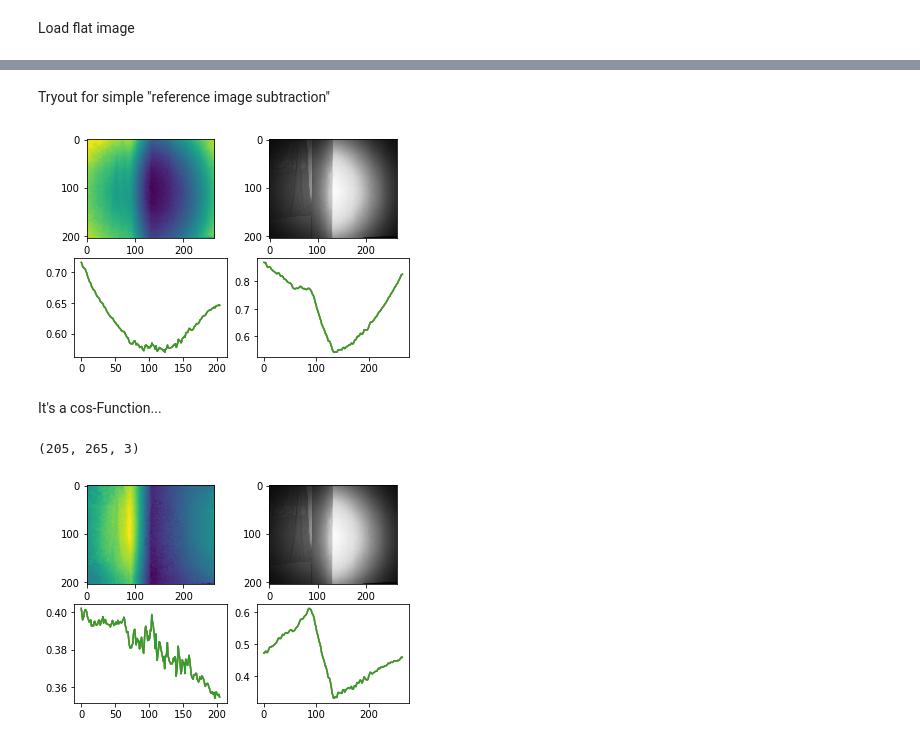
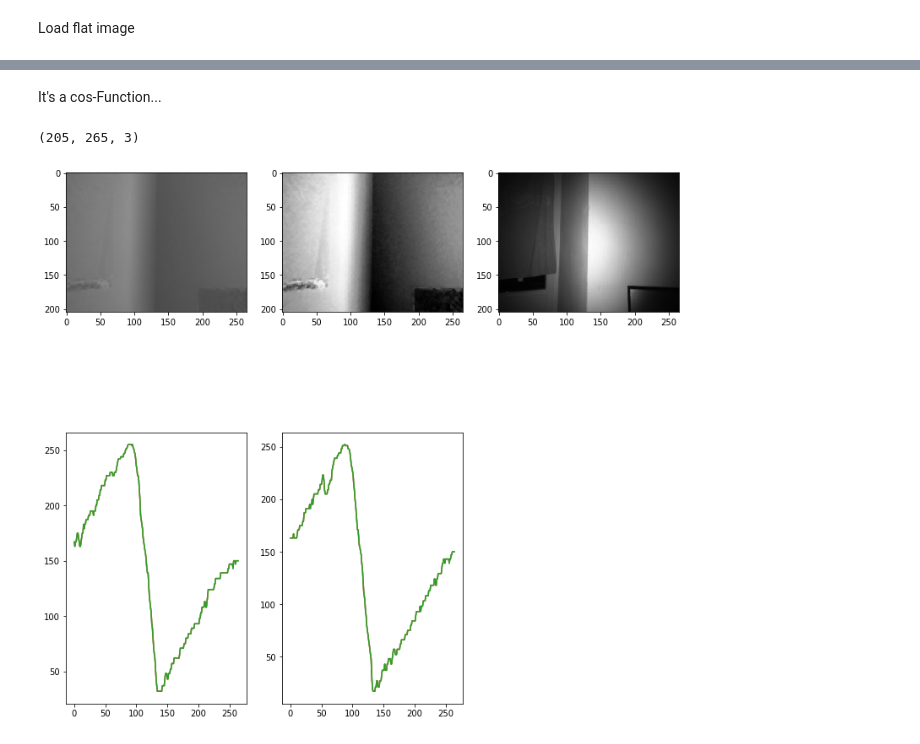
Before and after one commit to wegmanma/MT_Augmented_Reality_Platform, a Jupyter notebook: 02_Source/python/flat_surface_detect.ipynb, the cells around one changed output, grey strips where cells are left out. Drawn from its saved outputs; the diff is of its cells as text; code cells hidden in the pictures.

Commit message:
Better FlatRoof images

```diff
--- a/02_Source/python/flat_surface_detect.ipynb
+++ b/02_Source/python/flat_surface_detect.ipynb
@@ -152,50 +239,44 @@ plt.show()
-# %% [markdown]
-Tryout for simple "reference image subtraction"
-# %%
-ampl_1 = load_n_undistort("../data/ToFData/ampl_test_diffusor_4.txt")
-radial_1 = load_n_undistort("../data/ToFData/radial_test_diffusor_4.txt")
-
-res = sub_images_2D(radial_1,radial)
-
-plt.subplot(221)
-plt.imshow(res[:,:,0], interpolation='nearest')
-plt.subplot(222)
-plt.imshow(ampl_1, interpolation='nearest')
-plt.subplot(223)
-plt.plot(res[:,125])
-plt.subplot(224)
-plt.plot(res[105,:])
-plt.show()
-# %% [output]
-[figure, removed]
 # %% [markdown]
 It's a cos-Function...
 # %%
+radial_1 = load_n_undistort("../data/ToFData/radial_test_diffusor_0.txt")
+ampl_1 = load_n_undistort("../data/ToFData/ampl_test_diffusor_0.txt")
 if len(radial.shape)==3:
     width, height, channels = radial.shape
 elif len(radial.shape)==2:
     width, height = radial.shape
     channels = 1
 
 cos_a = np.zeros(radial.shape,dtype=float)
 print(radial.shape)
 for c in range(channels):
-    for x in range(width):
-        for y in range(height):
-            cos_a[x,y,c] = radial[102,132,c]/radial[x,y,c]
+    for m in range(width):
+        for n in range(height):
+            cos_a[m,n,c] = radial[102,132,c]/radial[m,n,c]
+flattened = mul_images_2D(radial_1,cos_a)
+flat_int = np.zeros(flattened.shape,dtype=np.uint8)
+for c in range(channels):
+    for m in range(width):
+        for n in range(height):
+            flat_int[m,n,c] = np.uint8(flattened[m,n,c]*255)
 
+flat_histoeq = np.zeros(flattened.shape,dtype=np.uint8)
+flat_histoeq[:,:,0] = cv.equalizeHist(flat_int[:,:,0])
+flat_histoeq[:,:,1] = cv.equalizeHist(flat_int[:,:,1])
+flat_histoeq[:,:,2] = cv.equalizeHist(flat_int[:,:,2])
+# flat_histoeq = cv.medianBlur(flat_histoeq,5)
 
-res = mul_images_2D(radial_1,cos_a)
-
-plt.subplot(221)
-plt.imshow(res[:,:,0], interpolation='nearest')
-plt.subplot(222)
+plt.subplot(231)
+plt.imshow(flattened, interpolation='nearest')
+plt.subplot(232)
+plt.imshow(flat_histoeq, interpolation='nearest')
+plt.subplot(233)
 plt.imshow(ampl_1, interpolation='nearest')
-plt.subplot(223)
-plt.plot(res[:,125])
-plt.subplot(224)
-plt.plot(res[105,:])
+plt.subplot(234)
+plt.plot(flat_histoeq[50,:])
+plt.subplot(235)
+plt.plot(flat_histoeq[105,:])
 plt.show()
 # %% [output]
 (205, 265, 3)
-[figure, old version]
+[figure, new version]
```
Also changed, not shown: parts of 9 cells of this notebook, 39 other files.
